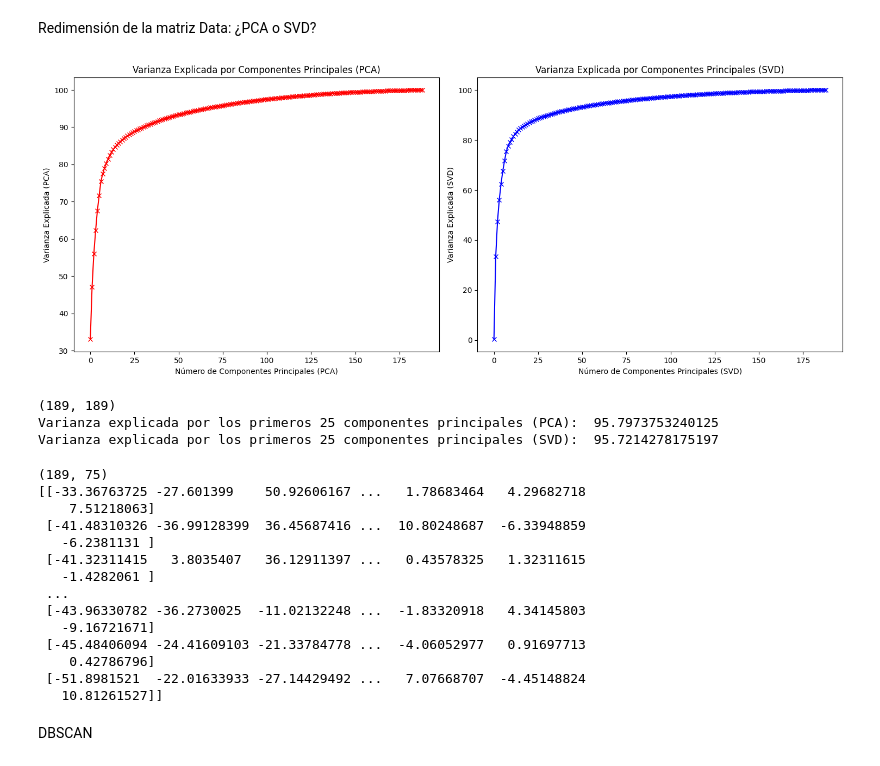
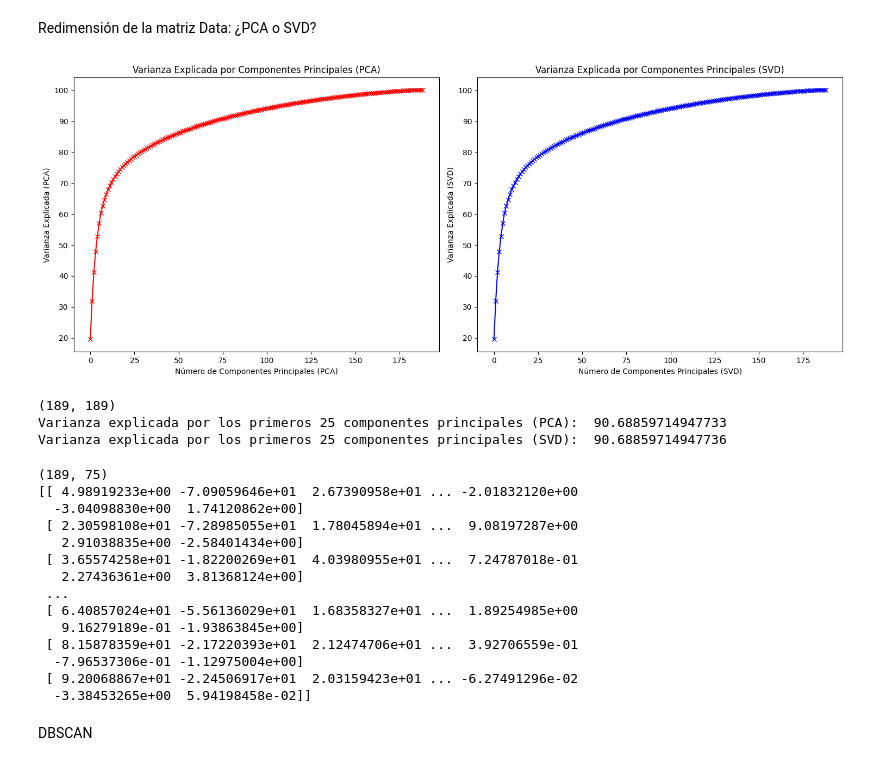
Before and after one commit to IsaacVera10/ML_Project2, a Jupyter notebook: DBSCAN.ipynb, the cells around one changed output. Drawn from its saved outputs; the diff is of its cells as text; code cells hidden in the pictures.

```diff
--- a/DBSCAN.ipynb
+++ b/DBSCAN.ipynb
@@ -53,36 +47,44 @@ data_escaled = data_escaled.to_numpy()
+# %%
+# scaler = MinMaxScaler()
+
+# # Ajusta el escalador a tus datos y transforma los datos
+# temp_data = data.drop(['Unnamed: 0'], axis=0)
+mean = np.mean(temp_data, axis=0)
+std = np.std(temp_data, axis=0)
+normalized_data = (temp_data - mean) / std
 # %%
 #PCA
 pca = PCA()
-pca.fit(data_escaled)
-pca_data = pca.transform(data_escaled)
+pca.fit(normalized_data)
+pca_data = pca.transform(normalized_data)
 explained_variance_pca = np.cumsum(np.round(pca.explained_variance_ratio_,decimals=4)*100)
 
 # SVD con NumPy
-svd = TruncatedSVD(n_components=data_escaled.shape[0])
-svd.fit(data_escaled)
-svd_data = svd.transform(data_escaled)
+svd = TruncatedSVD(n_components=normalized_data.shape[0])
+svd.fit(normalized_data)
+svd_data = svd.transform(normalized_data)
 explained_variance_svd = np.cumsum(np.round(svd.explained_variance_ratio_, decimals=4) * 100)
 # u, d, v = np.linalg.svd(data_escaled.astype(float), full_matrices=False)
 # explained_variance_svd = np.cumsum((d ** 2) / np.sum(d ** 2) * 100)
 
 plt.figure(figsize=(15, 6))
 
 plt.subplot(1, 2, 1)
 plt.plot(explained_variance_pca, 'r-x')
 plt.xlabel('Número de Componentes Principales (PCA)')
 plt.ylabel('Varianza Explicada (PCA)')
 plt.title('Varianza Explicada por Componentes Principales (PCA)')
 
 plt.subplot(1, 2, 2)
 plt.plot(explained_variance_svd, 'b-x')
 plt.xlabel('Número de Componentes Principales (SVD)')
 plt.ylabel('Varianza Explicada (SVD)')
 plt.title('Varianza Explicada por Componentes Principales (SVD)')
 
 plt.tight_layout()
 plt.show()
 # %% [output]
-[figure, old version]
+[figure, new version]
 # %%
 # num_components = 25
 # svd_data = np.dot(u[:, :num_components], np.diag(d[:num_components]))
@@ -95,8 +97,8 @@ print("Varianza explicada por los primeros 25 componentes principales (PCA): ",
 print("Varianza explicada por los primeros 25 componentes principales (SVD): ", v2)
 # %% [output]
 (189, 189)
-Varianza explicada por los primeros 25 componentes principales (PCA):  95.7973753240125
-Varianza explicada por los primeros 25 componentes principales (SVD):  95.7214278175197
+Varianza explicada por los primeros 25 componentes principales (PCA):  90.68859714947733
+Varianza explicada por los primeros 25 componentes principales (SVD):  90.68859714947736
 # %%
 # #Como vemos basta con 75 componentes para explicar el 95% de la varianza de los datos.
 # svd = TruncatedSVD(n_components=75)
@@ -109,19 +111,19 @@ print(pca_data.shape)
 print(pca_data)
 # %% [output]
 (189, 75)
-[[-33.36763725 -27.601399    50.92606167 ...   1.78683464   4.29682718
-    7.51218063]
- [-41.48310326 -36.99128399  36.45687416 ...  10.80248687  -6.33948859
-   -6.2381131 ]
- [-41.32311415   3.8035407   36.12911397 ...   0.43578325   1.32311615
-   -1.4282061 ]
+[[ 4.98919233e+00 -7.09059646e+01  2.67390958e+01 ... -2.01832120e+00
+  -3.04098830e+00  1.74120862e+00]
+ [ 2.30598108e+01 -7.28985055e+01  1.78045894e+01 ...  9.08197287e+00
+   2.91038835e+00 -2.58401434e+00]
+ [ 3.65574258e+01 -1.82200269e+01  4.03980955e+01 ...  7.24787018e-01
+   2.27436361e+00  3.81368124e+00]
  ...
- [-43.96330782 -36.2730025  -11.02132248 ...  -1.83320918   4.34145803
-   -9.16721671]
- [-45.48406094 -24.41609103 -21.33784778 ...  -4.06052977   0.91697713
-    0.42786796]
- [-51.8981521  -22.01633933 -27.14429492 ...   7.07668707  -4.45148824
-   10.81261527]]
+ [ 6.40857024e+01 -5.56136029e+01  1.68358327e+01 ...  1.89254985e+00
+   9.16279189e-01 -1.93863845e+00]
+ [ 8.15878359e+01 -2.17220393e+01  2.12474706e+01 ...  3.92706559e-01
+  -7.96537306e-01 -1.12975004e+00]
+ [ 9.20068867e+01 -2.24506917e+01  2.03159423e+01 ... -6.27491296e-02
+  -3.38453265e+00  5.94198458e-02]]
 # %% [markdown]
 DBSCAN
 # %%
```
Also changed, not shown: parts of 11 cells of this notebook, 2 other files.
